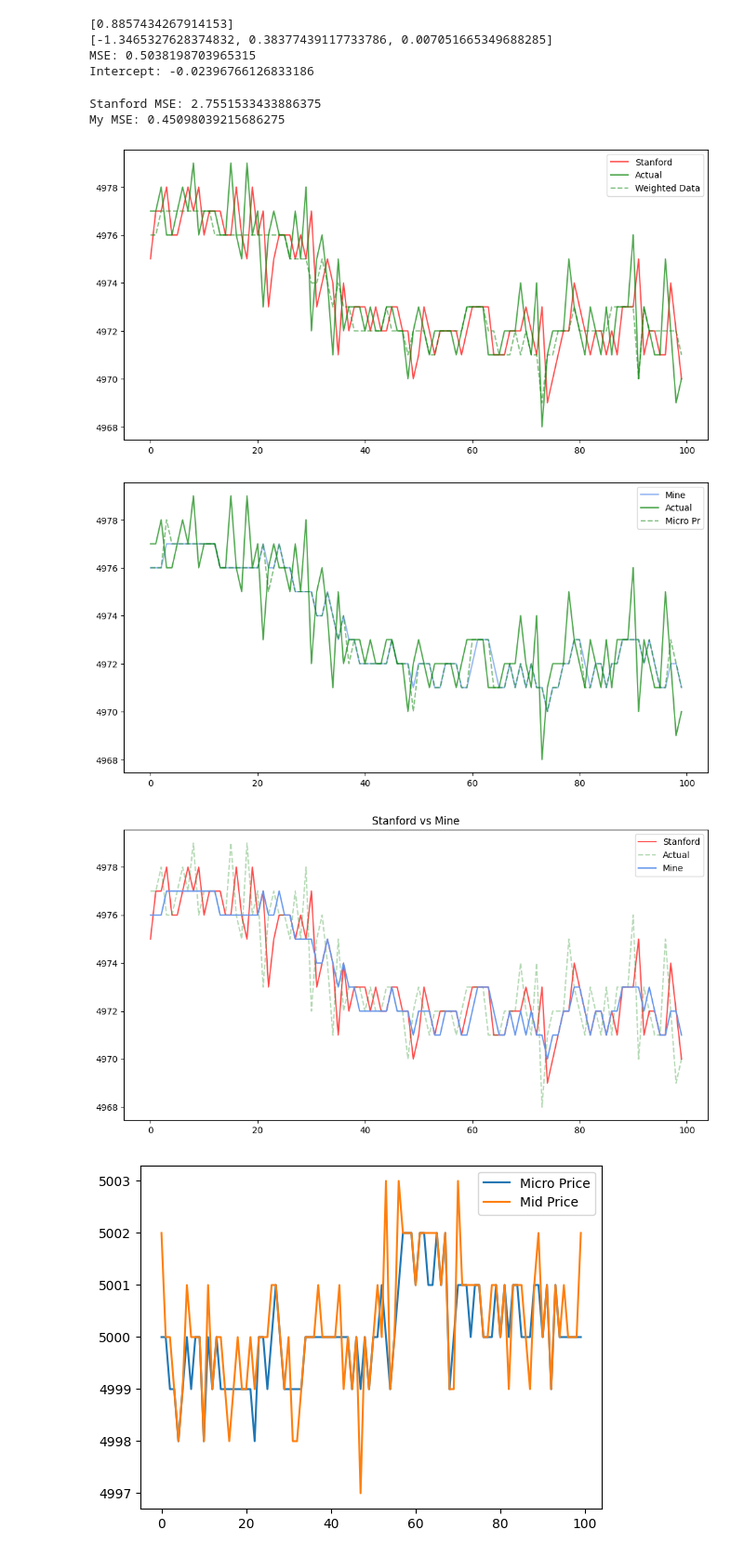
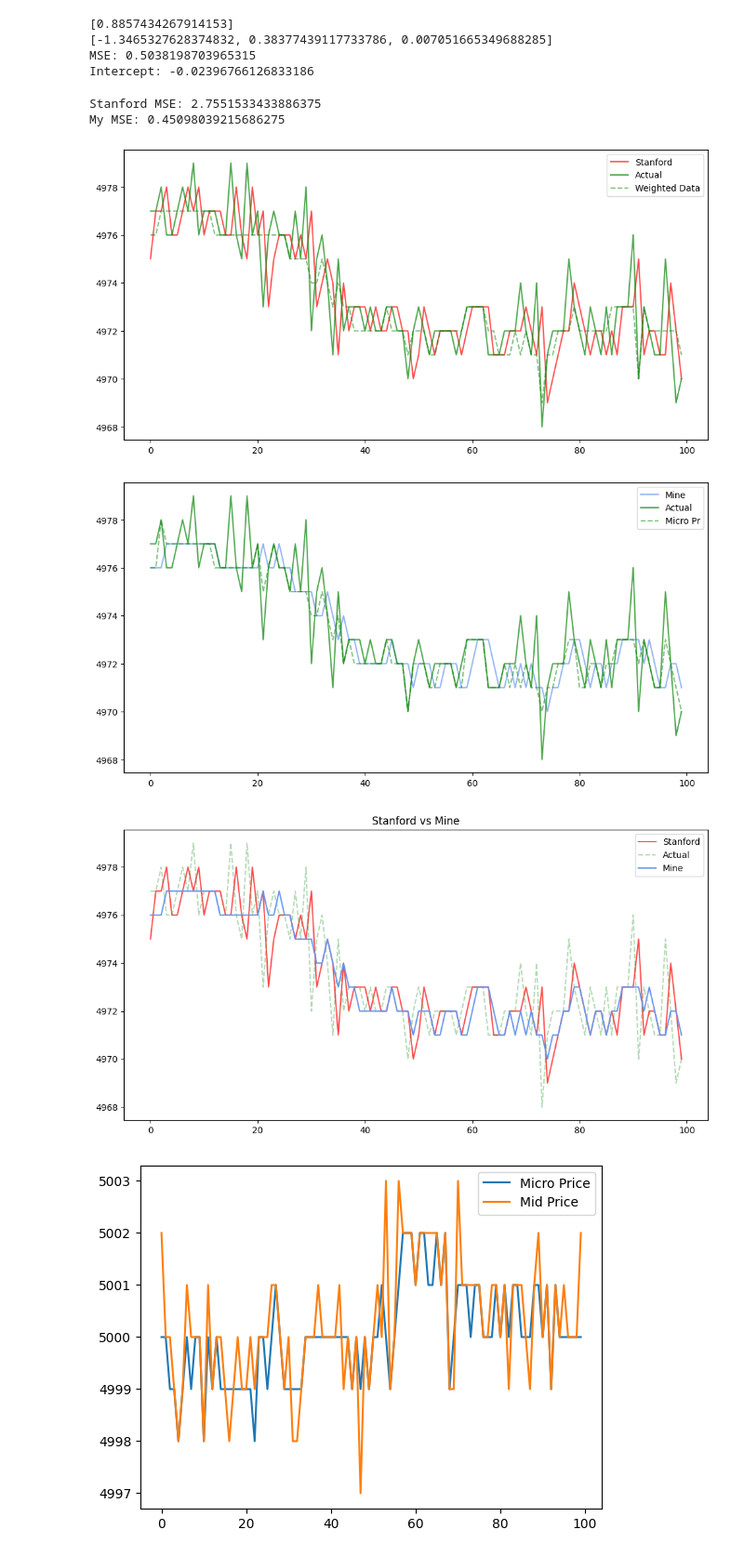
Before and after one commit to levladiator/Prosperity, a Jupyter notebook: src/forecaster-STARFRUIT.ipynb, the cells around one changed output. Shown at 93% size. Drawn from its saved outputs; the diff is of its cells as text; code cells hidden in the pictures.

```diff
--- a/src/forecaster-STARFRUIT.ipynb
+++ b/src/forecaster-STARFRUIT.ipynb
@@ -213,6 +213,7 @@ for i in range(10, len(mid_price)):
 # predictions are shifted by one
 weighted_actual = weighted_actual[1:]
 actual = actual[1:]
+micro_pr_array = micro_pr_array[1:]
 
 stanford_predictions = stanford_predictions[:-1]
 my_predictions = my_predictions[:-1]
@@ -225,34 +226,34 @@ print("Stanford MSE:", stanford_mse)
 print("My MSE:", my_mse)
 
 #n = 1260 is interesting
 n = 1200
 l = 100
 plt.figure(figsize=(12, 6))
 plt.plot(stanford_predictions[n:n+l], label='Stanford', color='red', alpha=0.7)
 plt.plot(actual[n:n+l], label='Actual', alpha=0.7, color='green')
 plt.plot(weighted_actual[n:n+l], label='Weighted Data', alpha=0.5, color='green', linestyle='dashed')
 plt.legend()
 plt.show()
 
 plt.figure(figsize=(12, 6))
 plt.plot(my_predictions[n:n+l], label='Mine', alpha=0.7, color='cornflowerblue')
 plt.plot(actual[n:n+l], label='Actual', alpha=0.7, color='green')
 plt.plot(micro_pr_array[n:n+l], label='Micro Pr', alpha=0.5, color='green', linestyle='dashed')
 plt.legend()
 plt.show()
 
 plt.figure(figsize=(12, 6))
 plt.plot(stanford_predictions[n:n+l], label='Stanford', color='red', alpha=0.7)
 plt.plot(actual[n:n+l], label='Actual', alpha=0.3, color='green', linestyle='dashed')
 plt.plot(my_predictions[n:n+l], label='Mine', color='cornflowerblue')
 plt.title("Stanford vs Mine")
 plt.legend()
 plt.show()
 # %% [output]
 Stanford MSE: 2.7551533433886375
 My MSE: 0.45098039215686275
 [figure]
-[figure, old version]
+[figure, new version]
 [figure]
 # %%
 # plot micro prirce vs mid price
```
Also changed, not shown: parts of 8 cells of this notebook, 1 other file.
